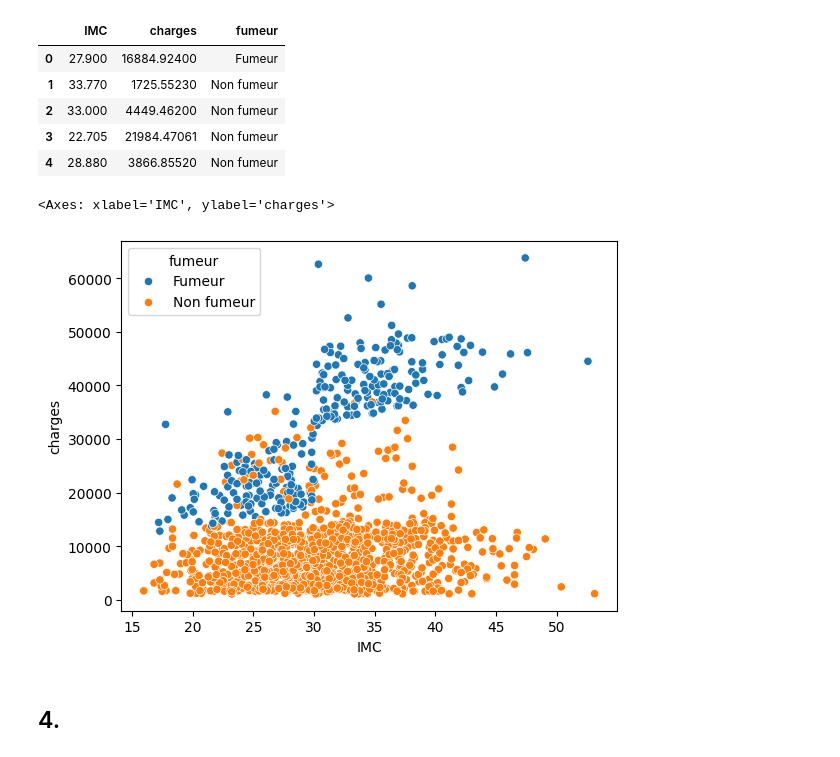
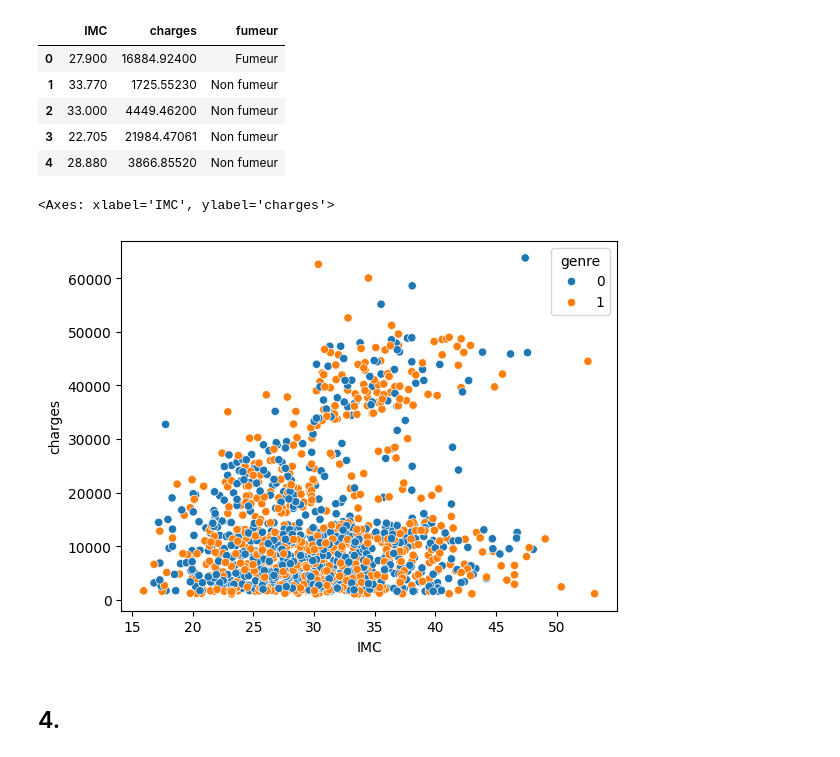
Before and after one commit to Daviddavid-sudo/Briefprimeassurance, a Jupyter notebook: analyse.ipynb, the cells around one changed output. Drawn from its saved outputs; the diff is of its cells as text; code cells hidden in the pictures.

```diff
--- a/analyse.ipynb
+++ b/analyse.ipynb
@@ -517,10 +674,10 @@ df_charges2.head()
 | 3 | 22.705 | 21984.47061 | Non fumeur |
 | 4 | 28.880 | 3866.85520 | Non fumeur |
 # %%
-sns.scatterplot(data=df_charges2, x="IMC", y="charges", hue="fumeur")
+sns.scatterplot(data=df, x="IMC", y="charges", hue="genre")
 # %% [output]
 <Axes: xlabel='IMC', ylabel='charges'>
-[figure, old version]
+[figure, new version]
 # %% [markdown]
 ## 4.
 # %%
```
Also changed, not shown: parts of 17 cells of this notebook, 3 other files.
